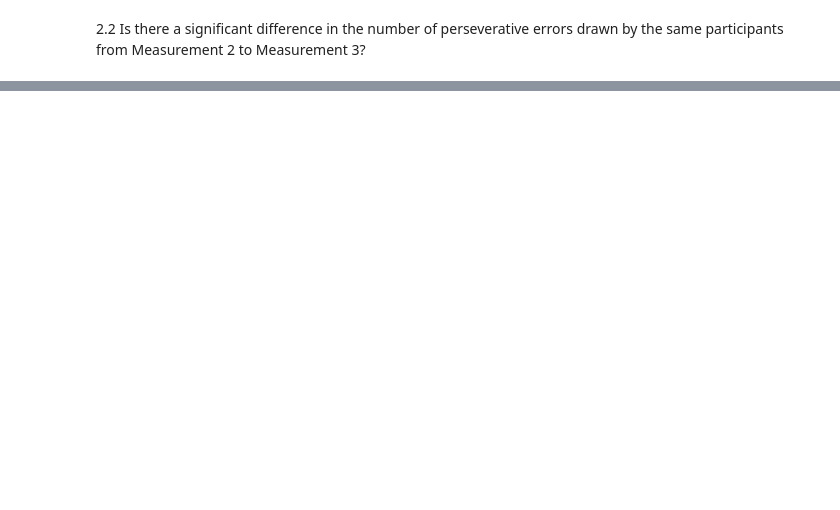
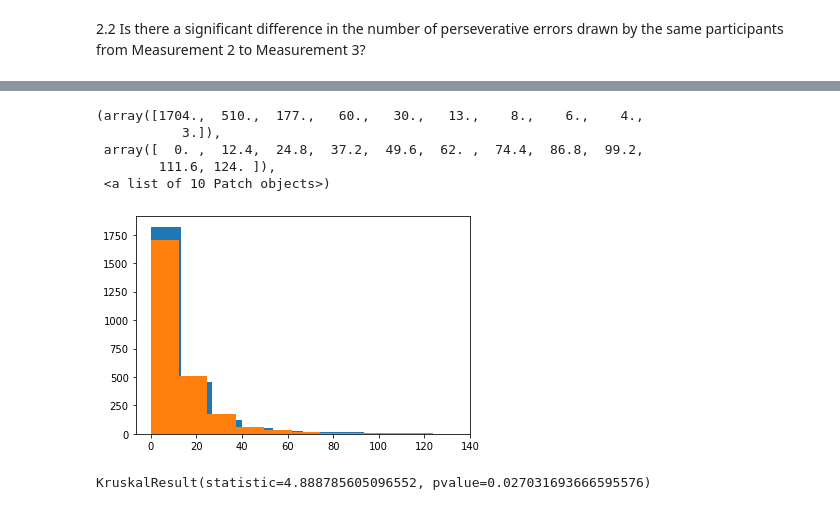
Before and after one commit to vsp219/Sams_github, a Jupyter notebook: BeyondABtest_Sam.ipynb, the cells around one changed output, grey strips where cells are left out. Drawn from its saved outputs; the diff is of its cells as text; code cells hidden in the pictures; blank space fills up the shorter version.

```diff
--- a/BeyondABtest_Sam.ipynb
+++ b/BeyondABtest_Sam.ipynb
@@ -204,2 +246,5 @@ df2.head(10)
 # %% [markdown]
 2.2 Is there a significant difference in the number of perseverative errors drawn by the same participants from Measurement 2 to Measurement 3?
+# %%
+df2pivper = df2.pivot(index = 'Casenr', columns = 'Measurement', values = 'Perseverative')
+df2pivper
@@ -205,0 +266,14 @@ df2.head(10)
+# %%
+plt.hist(df2pivper['Measurement 2 (2006-2008)'])
+plt.hist(df2pivper['Measurement 3 (2008-2012)'])
+# %% [output]
+(array([1704.,  510.,  177.,   60.,   30.,   13.,    8.,    6.,    4.,
+           3.]),
+ array([  0. ,  12.4,  24.8,  37.2,  49.6,  62. ,  74.4,  86.8,  99.2,
+        111.6, 124. ]),
+ <a list of 10 Patch objects>)
+[figure, added]
+# %%
+stats.kruskal(df2pivper['Measurement 2 (2006-2008)'], df2pivper['Measurement 3 (2008-2012)'])
+# %% [output]
+KruskalResult(statistic=4.888785605096552, pvalue=0.027031693666595576)
```
Also changed, not shown: parts of 7 cells of this notebook, 2 other files.
